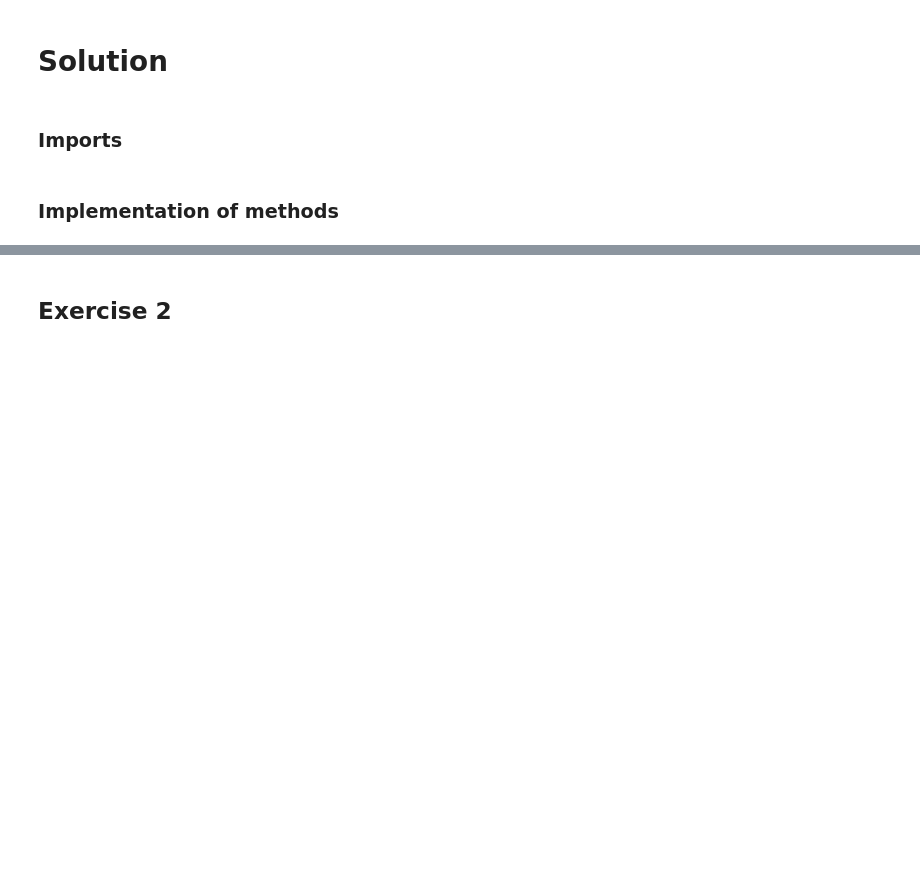
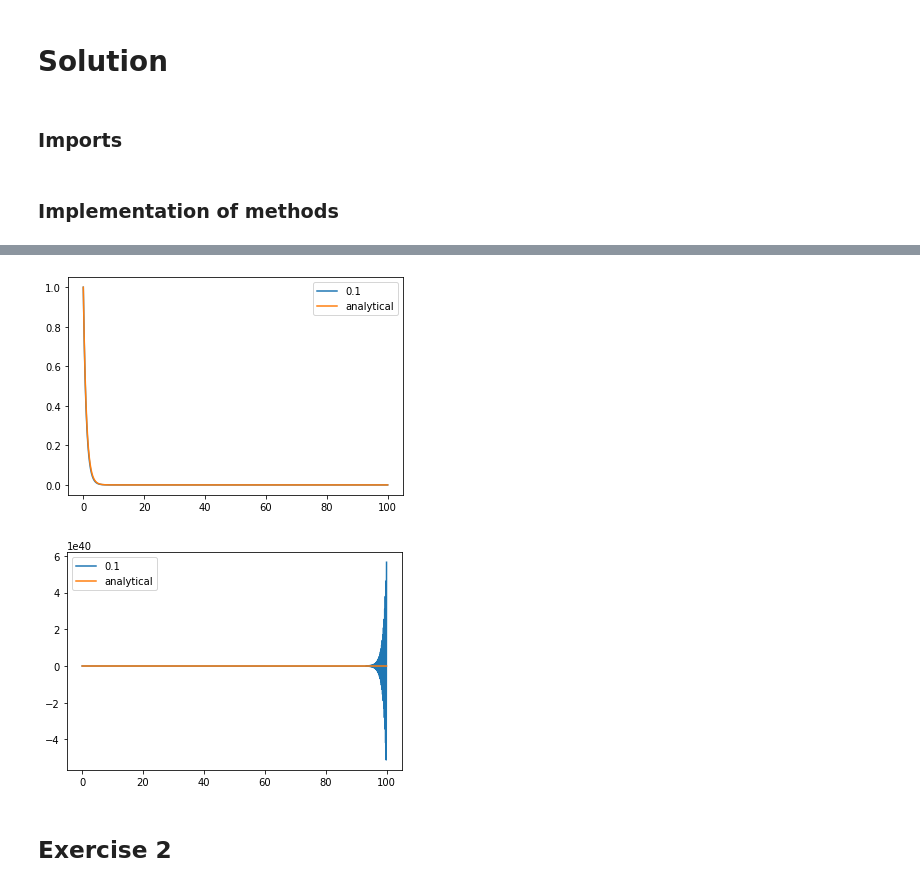
Before and after one commit to LuisGMM/UC3M-NUMERICAL-METHODS-Practices, a Jupyter notebook: src/Practices/Practice_8_21-22.ipynb, the cells around one changed output, grey strips where cells are left out. Drawn from its saved outputs; the diff is of its cells as text; code cells hidden in the pictures; blank space fills up the shorter version.

```diff
--- a/src/Practices/Practice_8_21-22.ipynb
+++ b/src/Practices/Practice_8_21-22.ipynb
@@ -184,3 +186,9 @@ exercise1(1, euler_explicit)
+# %%
+exercise1(2, euler_explicit)
+exercise1(2, euler_explicit_midpoint)
+# %% [output]
+[figure, added]
+[figure, added]
 # %% [markdown]
 ## Exercise 2
 # %%
```
Also changed, not shown: parts of 4 cells of this notebook.
